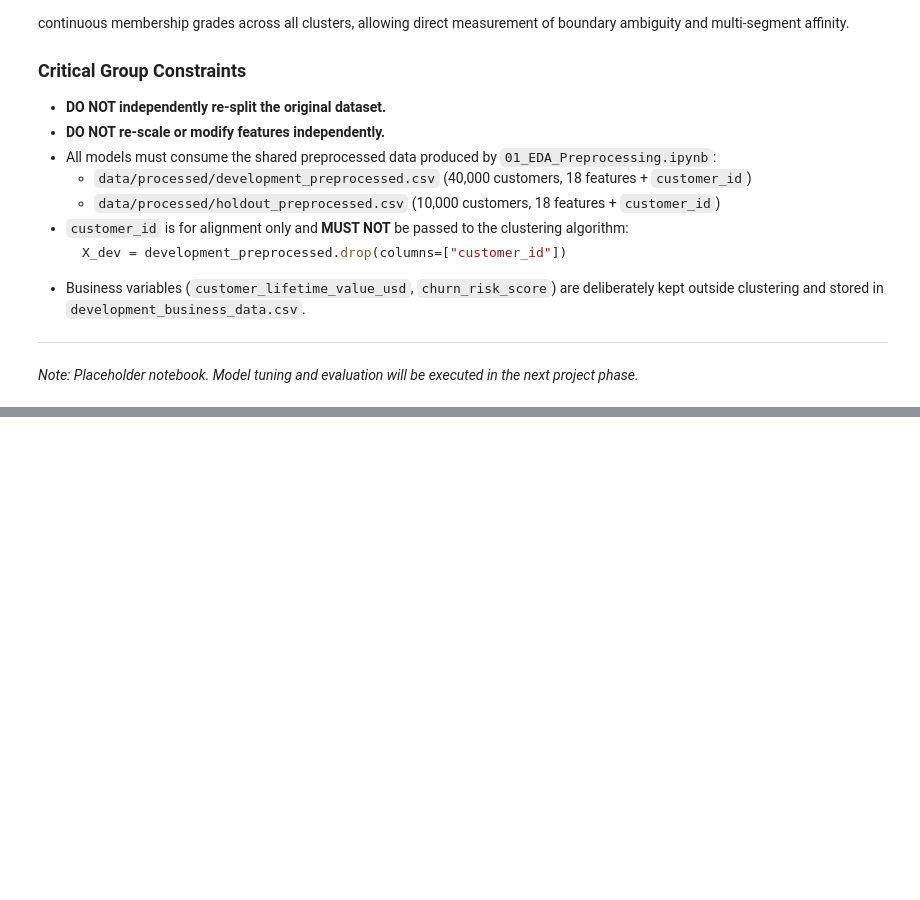
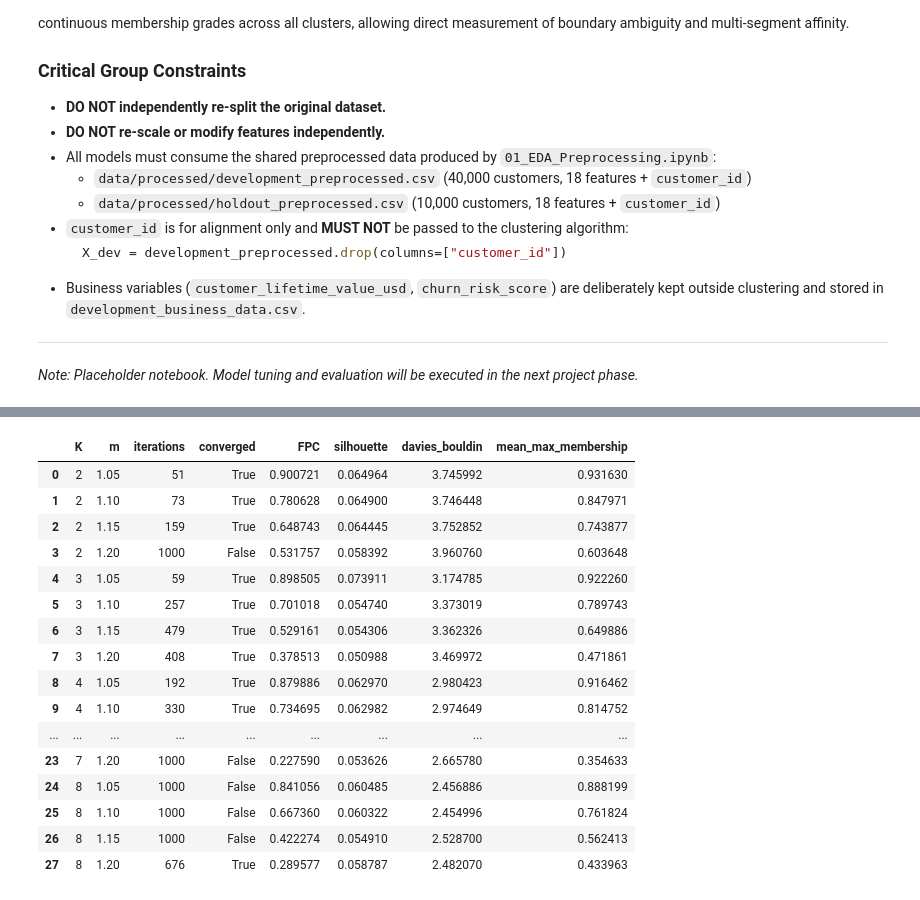
Before and after one commit to ashi00112/soft-ecommerce-customer-segmentation, a Jupyter notebook: notebooks/04_Fuzzy_CMeans.ipynb, the cells around one changed output, grey strips where cells are left out. Cells and saved outputs as stored; diff of their text form; code cells hidden in the pictures; blank space fills up the shorter version.

```diff
--- a/notebooks/04_Fuzzy_CMeans.ipynb
+++ b/notebooks/04_Fuzzy_CMeans.ipynb
@@ -44,0 +90,9 @@ print("Processed data dir:", PROCESSED_DATA_DIR)
+# %%
+development_ids = development_df["customer_id"].copy()
+holdout_ids = holdout_df["customer_id"].copy()
+
+X_dev = development_df.drop(columns=["customer_id"]).copy()
+X_holdout = holdout_df.drop(columns=["customer_id"]).copy()
+
+print("X_dev:", X_dev.shape)
+print("X_holdout:", X_holdout.shape)
@@ -44,0 +600,34 @@ print("Processed data dir:", PROCESSED_DATA_DIR)
+# %%
+fcm_results_df["converged"] = (
+    fcm_results_df["iterations"] < 1000
+)
+
+display(
+    fcm_results_df[
+        [
+            "K", "m", "iterations",
+            "converged", "FPC",
+            "silhouette",
+            "davies_bouldin",
+            "mean_max_membership"
+        ]
+    ]
+)
+# %% [output]
+|  | K | m | iterations | converged | FPC | silhouette | davies_bouldin | mean_max_membership |
+| 0 | 2 | 1.05 | 51 | True | 0.900721 | 0.064964 | 3.745992 | 0.931630 |
+| 1 | 2 | 1.10 | 73 | True | 0.780628 | 0.064900 | 3.746448 | 0.847971 |
+| 2 | 2 | 1.15 | 159 | True | 0.648743 | 0.064445 | 3.752852 | 0.743877 |
+| 3 | 2 | 1.20 | 1000 | False | 0.531757 | 0.058392 | 3.960760 | 0.603648 |
+| 4 | 3 | 1.05 | 59 | True | 0.898505 | 0.073911 | 3.174785 | 0.922260 |
+| 5 | 3 | 1.10 | 257 | True | 0.701018 | 0.054740 | 3.373019 | 0.789743 |
+| 6 | 3 | 1.15 | 479 | True | 0.529161 | 0.054306 | 3.362326 | 0.649886 |
+| 7 | 3 | 1.20 | 408 | True | 0.378513 | 0.050988 | 3.469972 | 0.471861 |
+| 8 | 4 | 1.05 | 192 | True | 0.879886 | 0.062970 | 2.980423 | 0.916462 |
+| 9 | 4 | 1.10 | 330 | True | 0.734695 | 0.062982 | 2.974649 | 0.814752 |
+| ... | ... | ... | ... | ... | ... | ... | ... | ... |
+| 23 | 7 | 1.20 | 1000 | False | 0.227590 | 0.053626 | 2.665780 | 0.354633 |
+| 24 | 8 | 1.05 | 1000 | False | 0.841056 | 0.060485 | 2.456886 | 0.888199 |
+| 25 | 8 | 1.10 | 1000 | False | 0.667360 | 0.060322 | 2.454996 | 0.761824 |
+| 26 | 8 | 1.15 | 1000 | False | 0.422274 | 0.054910 | 2.528700 | 0.562413 |
+| 27 | 8 | 1.20 | 676 | True | 0.289577 | 0.058787 | 2.482070 | 0.433963 |
```
Also changed, not shown: parts of 84 cells of this notebook, 14 other files.
